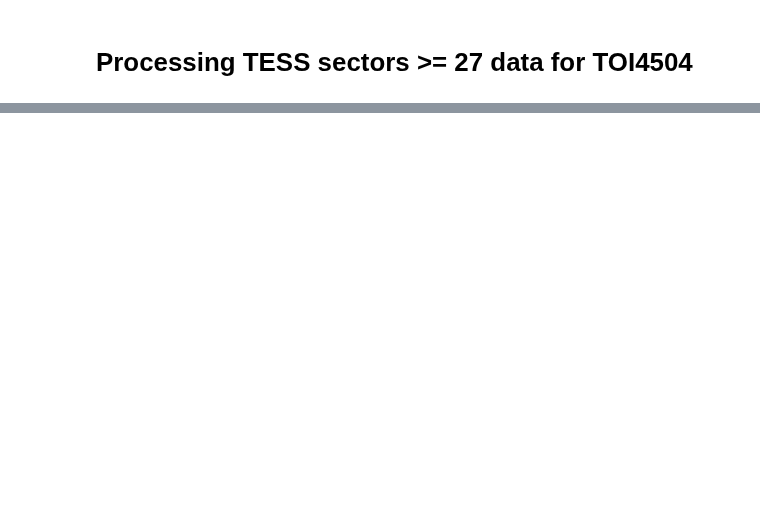
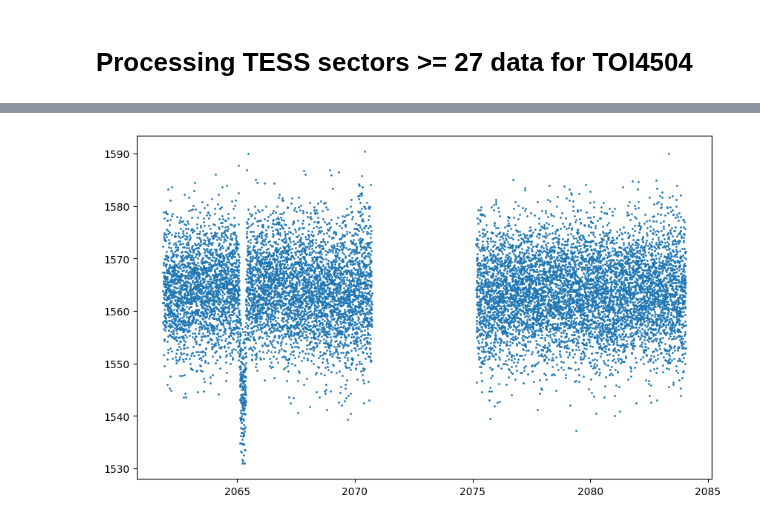
Before and after one commit to lichtgestalter/curvesimulator, a Jupyter notebook: process_TESS_data/process_sector_027-094.ipynb, the cells around one changed output, grey strips where cells are left out. Saved outputs shown, nothing was run; the diff lists cells and outputs as text; code cells hidden in the pictures; blank space fills up the shorter version.

```diff
--- a/process_TESS_data/process_sector_027-094.ipynb
+++ b/process_TESS_data/process_sector_027-094.ipynb
@@ -33,0 +36,4 @@ transit28 = Transit(28, "cT8", [C_TRANSITS[4]-0.3], [C_TRANSITS[4]+0.3], path +
+# %%
+plot_flux_df(transit28.df_download)
+# %% [output]
+[figure, added]
```
Also changed, not shown: parts of 2 cells of this notebook, 1 other file.
